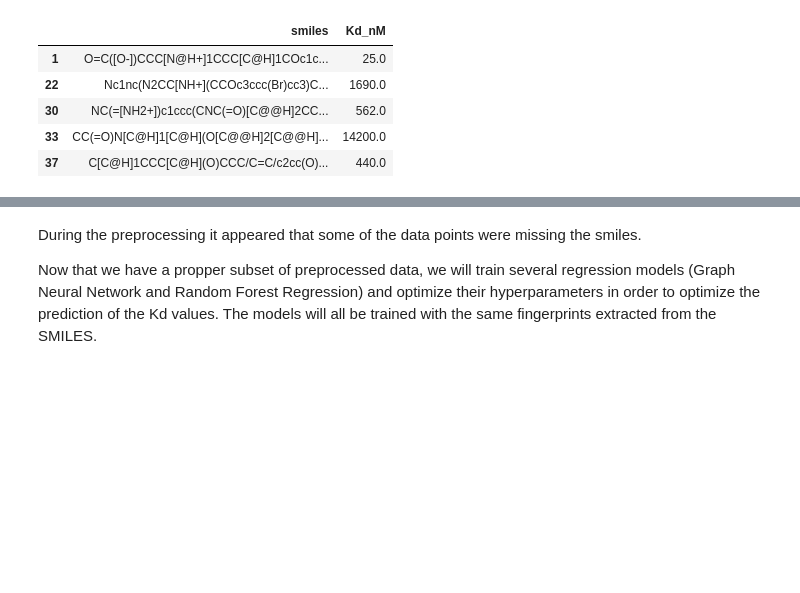
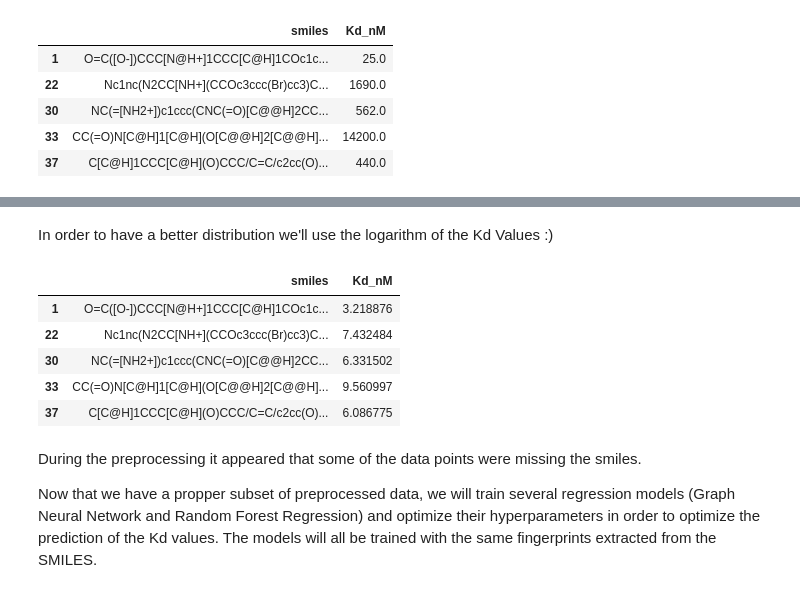
Before and after one commit to julianostermaier/cheminfo_project, a Jupyter notebook: tests.ipynb, the cells around one changed output, grey strips where cells are left out. Saved outputs shown, nothing was run; the diff lists cells and outputs as text; code cells hidden in the pictures; blank space fills up the shorter version.

```diff
--- a/tests.ipynb
+++ b/tests.ipynb
@@ -113,3 +126,17 @@ Dropped rows: 65 in the subset
+# %% [markdown]
+In order to have a better distribution we'll use the logarithm of the Kd Values :)
+# %%
+final_subset.Kd_nM = final_subset.Kd_nM.apply(np.log)
+# Cleaning NaN values
+
+final_subset.head()
+# %% [output]
+|  | smiles | Kd_nM |
+| 1 | O=C([O-])CCC[N@H+]1CCC[C@H]1COc1c... | 3.218876 |
+| 22 | Nc1nc(N2CC[NH+](CCOc3ccc(Br)cc3)C... | 7.432484 |
+| 30 | NC(=[NH2+])c1ccc(CNC(=O)[C@@H]2CC... | 6.331502 |
+| 33 | CC(=O)N[C@H]1[C@H](O[C@@H]2[C@@H]... | 9.560997 |
+| 37 | C[C@H]1CCC[C@H](O)CCC/C=C/c2cc(O)... | 6.086775 |
 # %% [markdown]
 During the preprocessing it appeared that some of the data points were missing the smiles.
 
```
Also changed, not shown: parts of 5 cells of this notebook, 6 other files.
